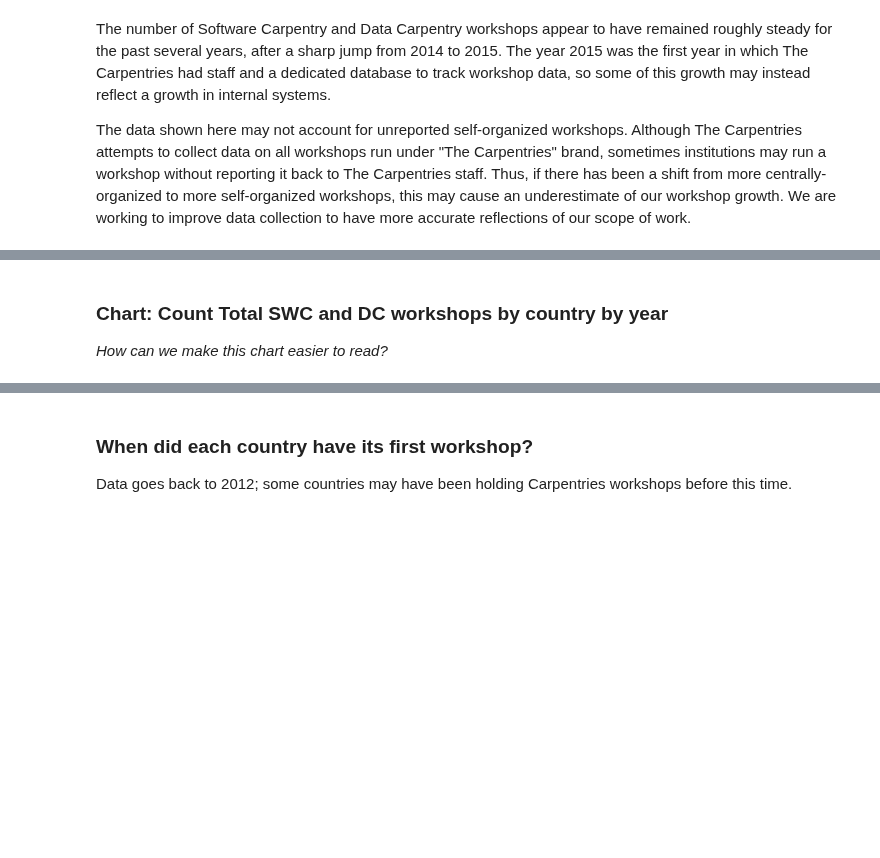
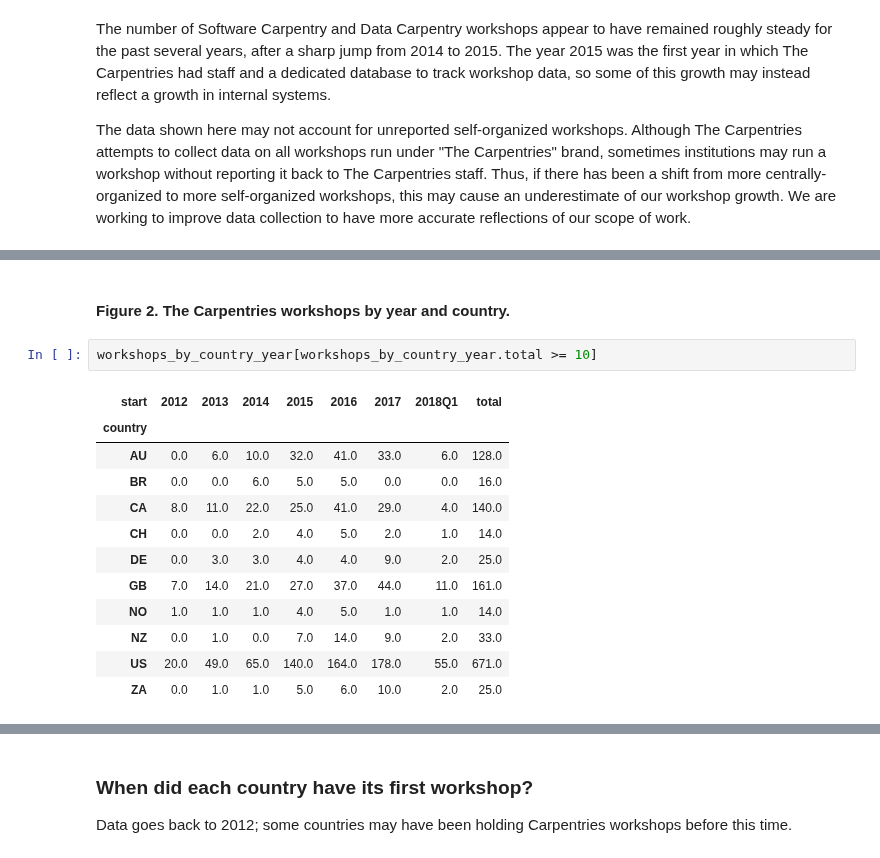
Before and after one commit to carpentries/assessment, a Jupyter notebook: programmatic-assessment/workshops/final_report_draft.ipynb, the cells around one changed output, grey strips where cells are left out. Drawn from its saved outputs; the diff is of its cells as text; blank space fills up the shorter version.

```diff
--- a/programmatic-assessment/workshops/final_report_draft.ipynb
+++ b/programmatic-assessment/workshops/final_report_draft.ipynb
@@ -130,4 +153,18 @@ workshops_by_country_year
-# %% [markdown]
-### Chart: Count Total SWC and DC workshops by country by year
-*How can we make this chart easier to read?*
+# %% [markdown]
+#### Figure 2. The Carpentries workshops by year and country.
+# %%
+workshops_by_country_year[workshops_by_country_year.total >= 10]
+# %% [output]
+| start | 2012 | 2013 | 2014 | 2015 | 2016 | 2017 | 2018Q1 | total |
+| country |  |  |  |  |  |  |  |  |
+| AU | 0.0 | 6.0 | 10.0 | 32.0 | 41.0 | 33.0 | 6.0 | 128.0 |
+| BR | 0.0 | 0.0 | 6.0 | 5.0 | 5.0 | 0.0 | 0.0 | 16.0 |
+| CA | 8.0 | 11.0 | 22.0 | 25.0 | 41.0 | 29.0 | 4.0 | 140.0 |
+| CH | 0.0 | 0.0 | 2.0 | 4.0 | 5.0 | 2.0 | 1.0 | 14.0 |
+| DE | 0.0 | 3.0 | 3.0 | 4.0 | 4.0 | 9.0 | 2.0 | 25.0 |
+| GB | 7.0 | 14.0 | 21.0 | 27.0 | 37.0 | 44.0 | 11.0 | 161.0 |
+| NO | 1.0 | 1.0 | 1.0 | 4.0 | 5.0 | 1.0 | 1.0 | 14.0 |
+| NZ | 0.0 | 1.0 | 0.0 | 7.0 | 14.0 | 9.0 | 2.0 | 33.0 |
+| US | 20.0 | 49.0 | 65.0 | 140.0 | 164.0 | 178.0 | 55.0 | 671.0 |
+| ZA | 0.0 | 1.0 | 1.0 | 5.0 | 6.0 | 10.0 | 2.0 | 25.0 |
 # %%
```
Also changed, not shown: parts of 18 cells of this notebook.
